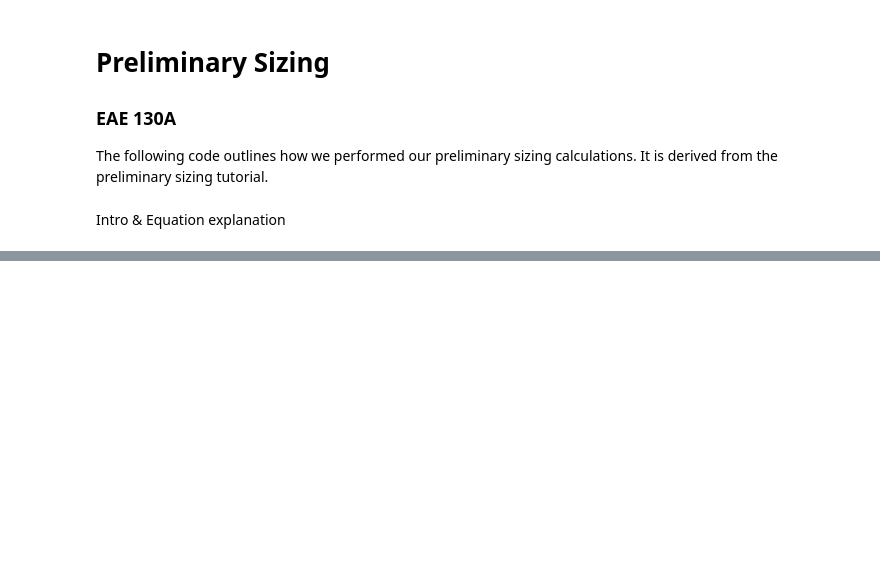
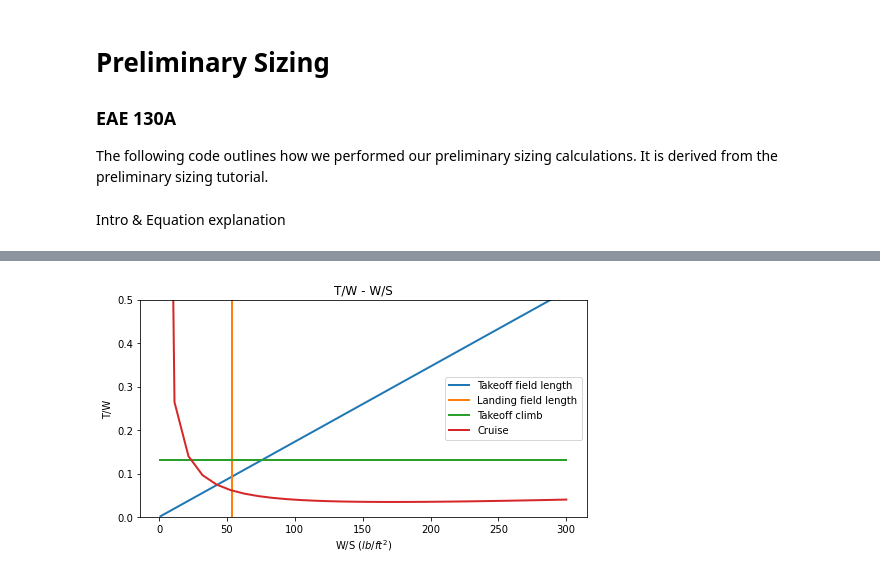
Before and after one commit to jucobee/START, a Jupyter notebook: PreliminarySizing.ipynb, the cells around one changed output, grey strips where cells are left out. Saved outputs shown, nothing was run; the diff lists cells and outputs as text; code cells hidden in the pictures; blank space fills up the shorter version.

```diff
--- a/PreliminarySizing.ipynb
+++ b/PreliminarySizing.ipynb
@@ -71,0 +64,35 @@ ws_clmax = (rho_tot/(top*0.65))*(s_land - s_a)
+# %%
+ws = np.linspace(1,300,30)
+## Takeoff Field Length
+bfl = 12000
+top = bfl/37.5
+s_land = bfl * 0.6
+s_a = 1000      #from tutorial
+rho_tot = 0.95  #given during tutorial
+c_lmax = 1.9
+tw_tofl = ws/((rho_tot)*c_lmax*top)
+## Landing Field Length
+tw_landing = (((rho_tot*c_lmax)/(top*0.65))*(s_land - s_a))*np.ones(30)
+## Climb
+n_engines = 2
+k_s = 1.2
+g = 0.012
+e_v = 0.75      ##assuming takeoff configuration
+tw_climb = ((1/0.8)*(n_engines/(n_engines - 1))*((((k_s**2)/c_lmax)*c_do)+(c_lmax/((k_s**2)*np.pi*e_v*ar))+g))*np.ones(30)
+## Cruise
+q = 228.8   ##lbf/ft2
+tw_cruise = ((q*c_do)/ws) + ws*(1/(q*(np.pi)*ar*e_v))
+
+plt.figure(figsize=(8,4))
+plt.title('T/W - W/S')
+plt.xlabel("W/S $(lb/ft^2)$")
+plt.ylabel("T/W")
+plt.plot(ws, tw_tofl, label='Takeoff field length', linestyle='-', linewidth=2)
+plt.plot(tw_landing, np.linspace(0,1,30), label='Landing field length', linestyle='-', linewidth=2)
+plt.plot(ws, tw_climb, label='Takeoff climb', linestyle='-', linewidth=2)
+plt.plot(ws, tw_cruise, label='Cruise', linestyle='-', linewidth=2)
+plt.ylim(0, 0.5)
+plt.legend(loc='best')
+plt.show()
+# %% [output]
+[figure, added]
```
Also changed, not shown: parts of 2 cells of this notebook.
